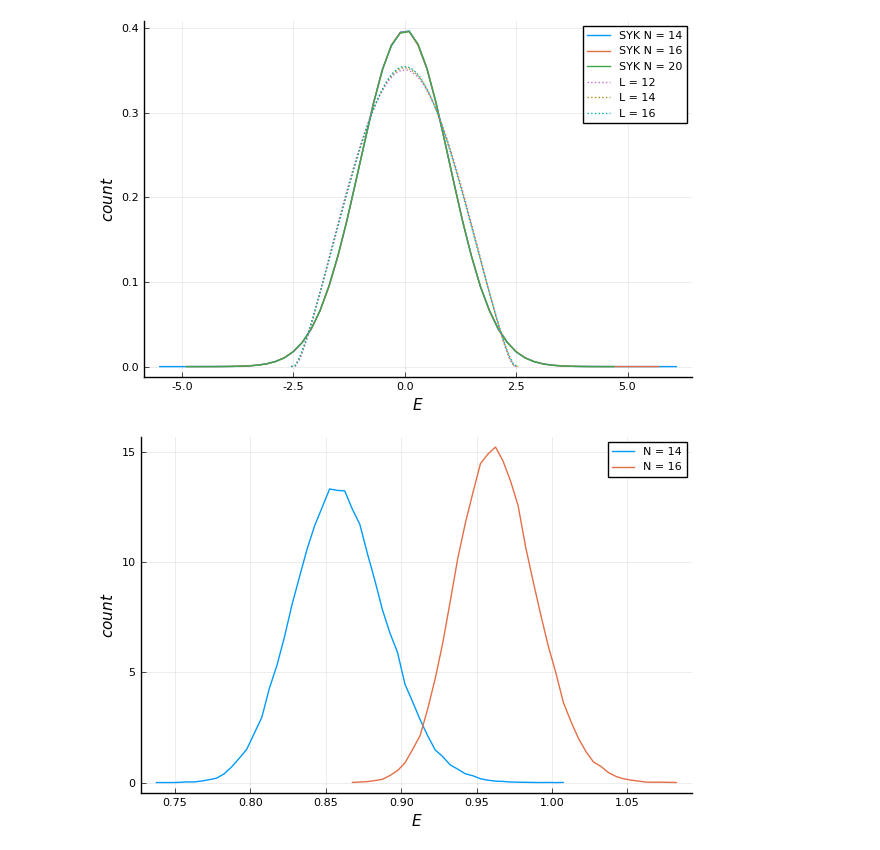
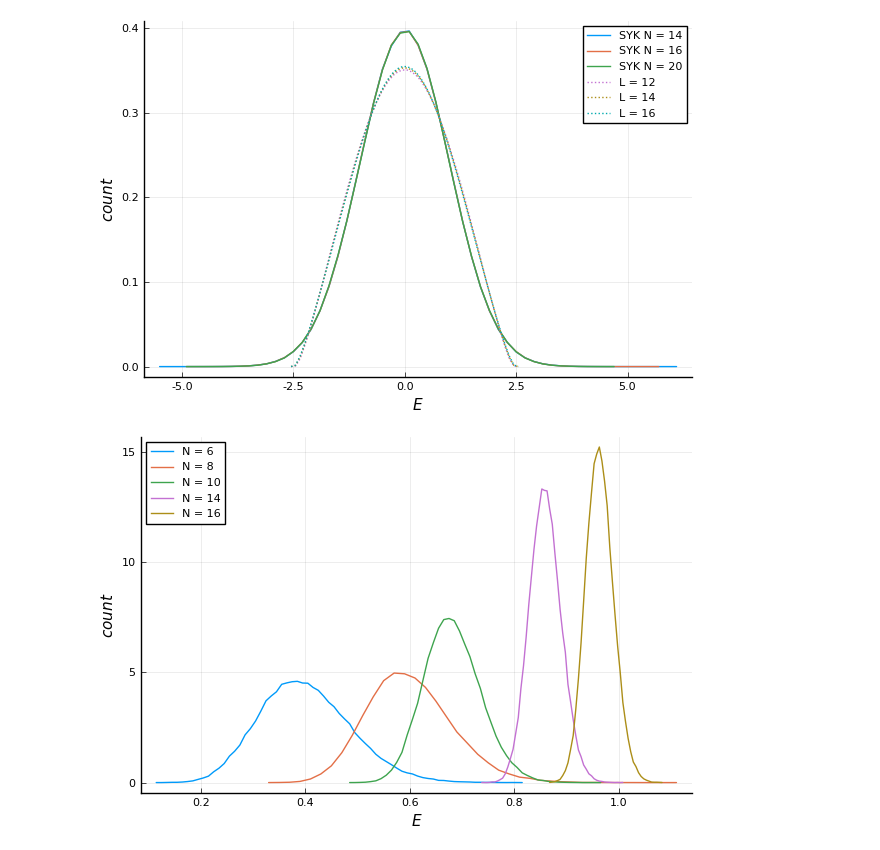
Before and after one commit to lololobo93/SYK.jl, a Jupyter notebook: SYK_plots.ipynb, the cells around one changed output. Drawn from its saved outputs; the diff is of its cells as text; code cells hidden in the pictures.

```diff
--- a/SYK_plots.ipynb
+++ b/SYK_plots.ipynb
@@ -132,23 +132,17 @@ xlabel!(L"E")
 # %%
 it_num = 100_000
 plot()
-file_fd = string("eig_saves/EIGmax_SYK_N", 14, ".dat")
-fd1 = readdlm(file_fd);
-fd2 = reshape(fd1, it_num);
-h = fit(Histogram, fd2, nbins=70)
-h = normalize(h, mode=:pdf)
-r = h.edges[1]
-x = first(r)+step(r)/2:step(r):last(r)
-plot!(x, h.weights, label = "N = 14")
-file_fd = string("eig_saves/EIGmax_SYK_N", 16, ".dat")
-fd1 = readdlm(file_fd);
-fd2 = reshape(fd1, it_num);
-h = fit(Histogram, fd2, nbins=70)
-h = normalize(h, mode=:pdf)
-r = h.edges[1]
-x = first(r)+step(r)/2:step(r):last(r)
-plot!(x, h.weights, label = "N = 16")
+for N in [6, 8, 10, 14, 16]
+    file_fd = string("eig_saves/EIGmax_SYK_N", N, ".dat")
+    fd1 = readdlm(file_fd);
+    fd2 = reshape(fd1, it_num);
+    h = fit(Histogram, fd2, nbins=70)
+    h = normalize(h, mode=:pdf)
+    r = h.edges[1]
+    x = first(r)+step(r)/2:step(r):last(r)
+    plot!(x, h.weights, label = "N = $N")
+end
 ylabel!(L"count")
 xlabel!(L"E")
 # %% [output]
-[figure, old version]
+[figure, new version]
```
Also changed, not shown: parts of 3 cells of this notebook, 1 other file.
